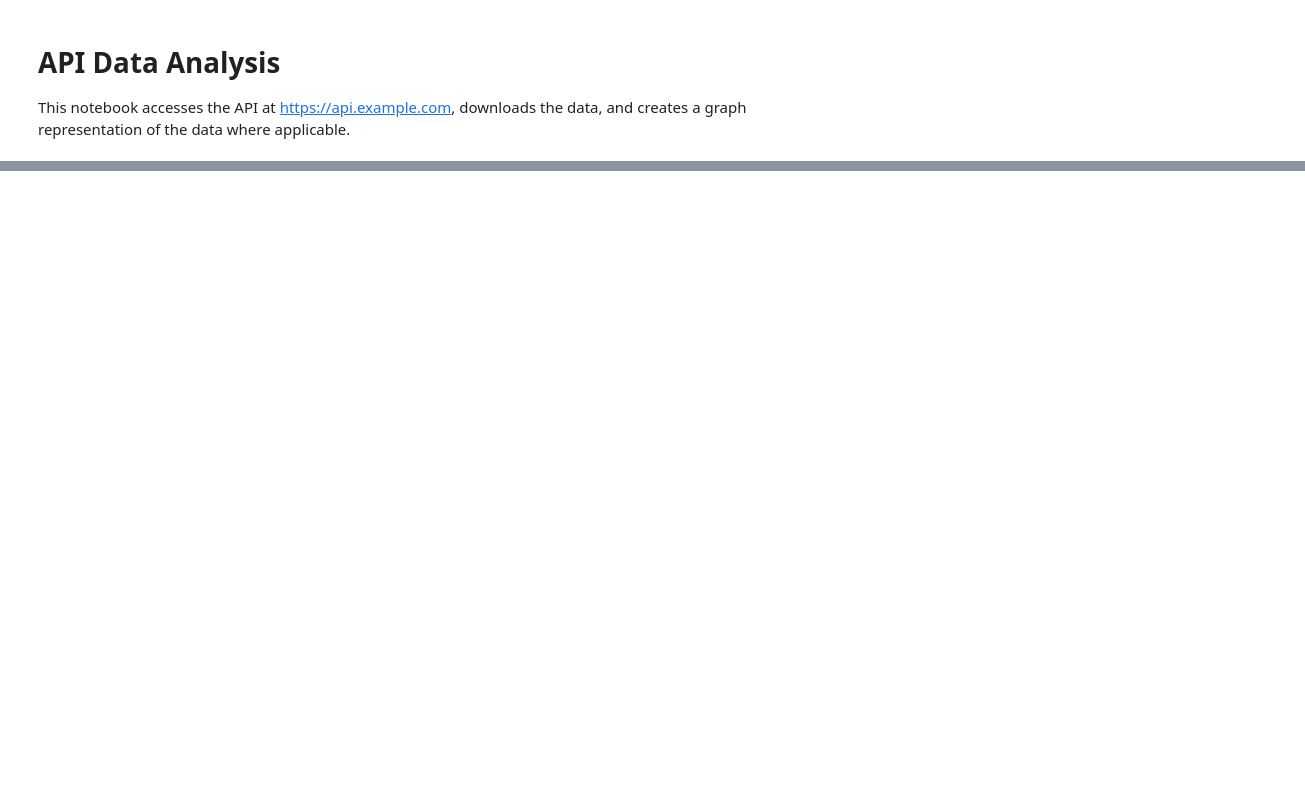
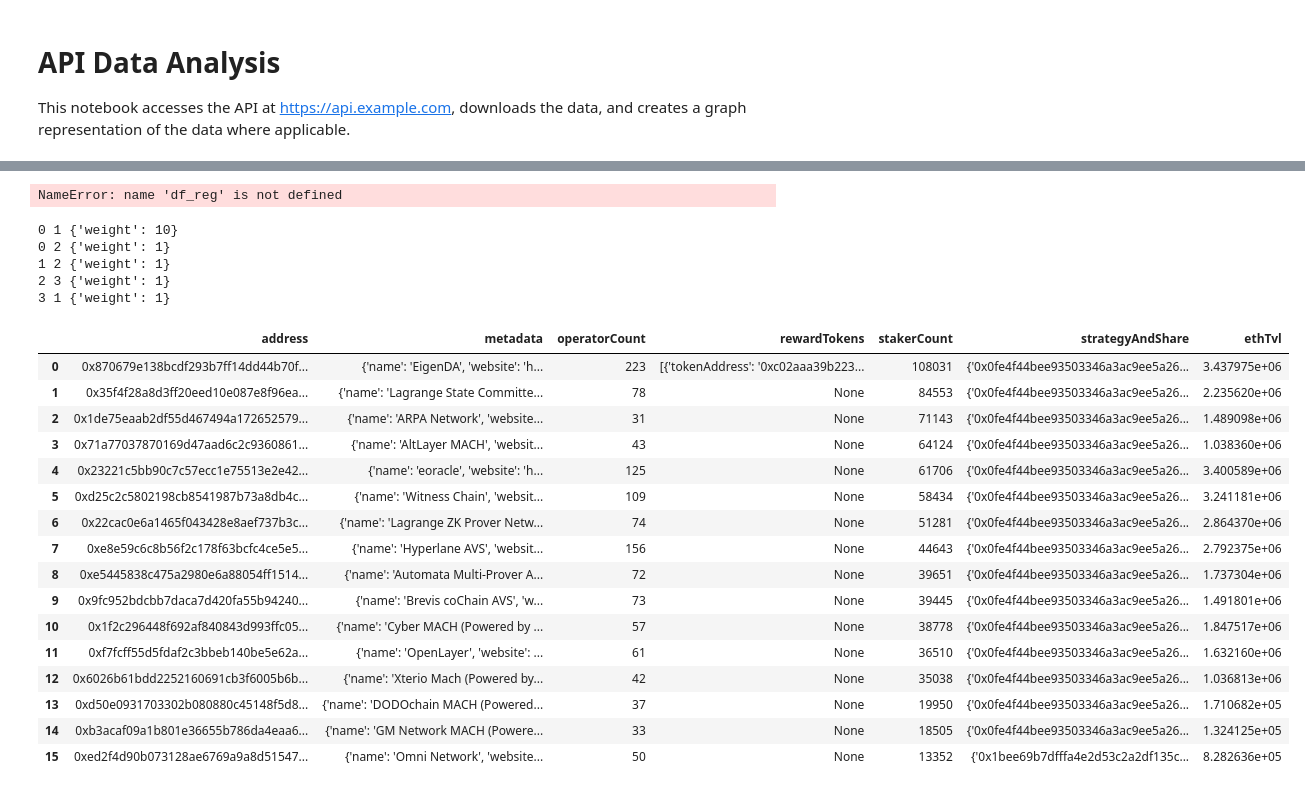
Before and after one commit to benckj/myfirstaider, a Jupyter notebook: api_data_analysis.ipynb, the cells around one changed output, grey strips where cells are left out. Saved outputs shown, nothing was run; the diff lists cells and outputs as text; code cells hidden in the pictures; blank space fills up the shorter version.

```diff
--- a/api_data_analysis.ipynb
+++ b/api_data_analysis.ipynb
@@ -4,0 +83,22 @@ This notebook accesses the API at https://api.example.com, downloads the data, a
+# %%
+
+
+import requests
+import json
+import pandas as pd
+
+avs_url = "https://api.u--1.com/v1/eigenlayer-avs-stats"
+
+response = requests.get(avs_url)
+avs_data = json.loads(response.text)
+avs = avs_data['value']
+print(avs)
+# Convert operators list to a pandas DataFrame
+df_avs = pd.DataFrame(avs)
+
+# Display the first few rows of the DataFrame
+print(df_avs.columns)
+
+# Display basic information about the DataFrame
+print(df_avs.info())
+df_avs.head()
@@ -16,0 +257,38 @@ print(operators)
+# %%
+print(df_reg)
+# %% [output]
+NameError: name 'df_reg' is not defined
+# %%
+import networkx as nx
+
+my_dict_of_dicts = {0: {1: 10, 2: 1}, 1: {2: 1}, 2: {3: 1}, 3: {1: 1}}
+g = nx.DiGraph((k, v, {'weight': weight}) for k, vs in my_dict_of_dicts.items() for v, weight in vs.items())
+
+for s, t, w in g.edges(data=True):
+    print(s, t, w)
+# %% [output]
+0 1 {'weight': 10}
+0 2 {'weight': 1}
+1 2 {'weight': 1}
+2 3 {'weight': 1}
+3 1 {'weight': 1}
+# %%
+df_avs
+# %% [output]
+|  | address | metadata | operatorCount | rewardTokens | stakerCount | strategyAndShare | ethTvl |
+| 0 | 0x870679e138bcdf293b7ff14dd44b70f... | {'name': 'EigenDA', 'website': 'h... | 223 | [{'tokenAddress': '0xc02aaa39b223... | 108031 | {'0x0fe4f44bee93503346a3ac9ee5a26... | 3.437975e+06 |
+| 1 | 0x35f4f28a8d3ff20eed10e087e8f96ea... | {'name': 'Lagrange State Committe... | 78 | None | 84553 | {'0x0fe4f44bee93503346a3ac9ee5a26... | 2.235620e+06 |
+| 2 | 0x1de75eaab2df55d467494a172652579... | {'name': 'ARPA Network', 'website... | 31 | None | 71143 | {'0x0fe4f44bee93503346a3ac9ee5a26... | 1.489098e+06 |
+| 3 | 0x71a77037870169d47aad6c2c9360861... | {'name': 'AltLayer MACH', 'websit... | 43 | None | 64124 | {'0x0fe4f44bee93503346a3ac9ee5a26... | 1.038360e+06 |
+| 4 | 0x23221c5bb90c7c57ecc1e75513e2e42... | {'name': 'eoracle', 'website': 'h... | 125 | None | 61706 | {'0x0fe4f44bee93503346a3ac9ee5a26... | 3.400589e+06 |
+| 5 | 0xd25c2c5802198cb8541987b73a8db4c... | {'name': 'Witness Chain', 'websit... | 109 | None | 58434 | {'0x0fe4f44bee93503346a3ac9ee5a26... | 3.241181e+06 |
+| 6 | 0x22cac0e6a1465f043428e8aef737b3c... | {'name': 'Lagrange ZK Prover Netw... | 74 | None | 51281 | {'0x0fe4f44bee93503346a3ac9ee5a26... | 2.864370e+06 |
+| 7 | 0xe8e59c6c8b56f2c178f63bcfc4ce5e5... | {'name': 'Hyperlane AVS', 'websit... | 156 | None | 44643 | {'0x0fe4f44bee93503346a3ac9ee5a26... | 2.792375e+06 |
+| 8 | 0xe5445838c475a2980e6a88054ff1514... | {'name': 'Automata Multi-Prover A... | 72 | None | 39651 | {'0x0fe4f44bee93503346a3ac9ee5a26... | 1.737304e+06 |
+| 9 | 0x9fc952bdcbb7daca7d420fa55b94240... | {'name': 'Brevis coChain AVS', 'w... | 73 | None | 39445 | {'0x0fe4f44bee93503346a3ac9ee5a26... | 1.491801e+06 |
+| 10 | 0x1f2c296448f692af840843d993ffc05... | {'name': 'Cyber MACH (Powered by ... | 57 | None | 38778 | {'0x0fe4f44bee93503346a3ac9ee5a26... | 1.847517e+06 |
+| 11 | 0xf7fcff55d5fdaf2c3bbeb140be5e62a... | {'name': 'OpenLayer', 'website': ... | 61 | None | 36510 | {'0x0fe4f44bee93503346a3ac9ee5a26... | 1.632160e+06 |
+| 12 | 0x6026b61bdd2252160691cb3f6005b6b... | {'name': 'Xterio Mach (Powered by... | 42 | None | 35038 | {'0x0fe4f44bee93503346a3ac9ee5a26... | 1.036813e+06 |
+| 13 | 0xd50e0931703302b080880c45148f5d8... | {'name': 'DODOchain MACH (Powered... | 37 | None | 19950 | {'0x0fe4f44bee93503346a3ac9ee5a26... | 1.710682e+05 |
+| 14 | 0xb3acaf09a1b801e36655b786da4eaa6... | {'name': 'GM Network MACH (Powere... | 33 | None | 18505 | {'0x0fe4f44bee93503346a3ac9ee5a26... | 1.324125e+05 |
+| 15 | 0xed2f4d90b073128ae6769a9a8d51547... | {'name': 'Omni Network', 'website... | 50 | None | 13352 | {'0x1bee69b7dfffa4e2d53c2a2df135c... | 8.282636e+05 |
```
Also changed, not shown: parts of 16 cells of this notebook.
